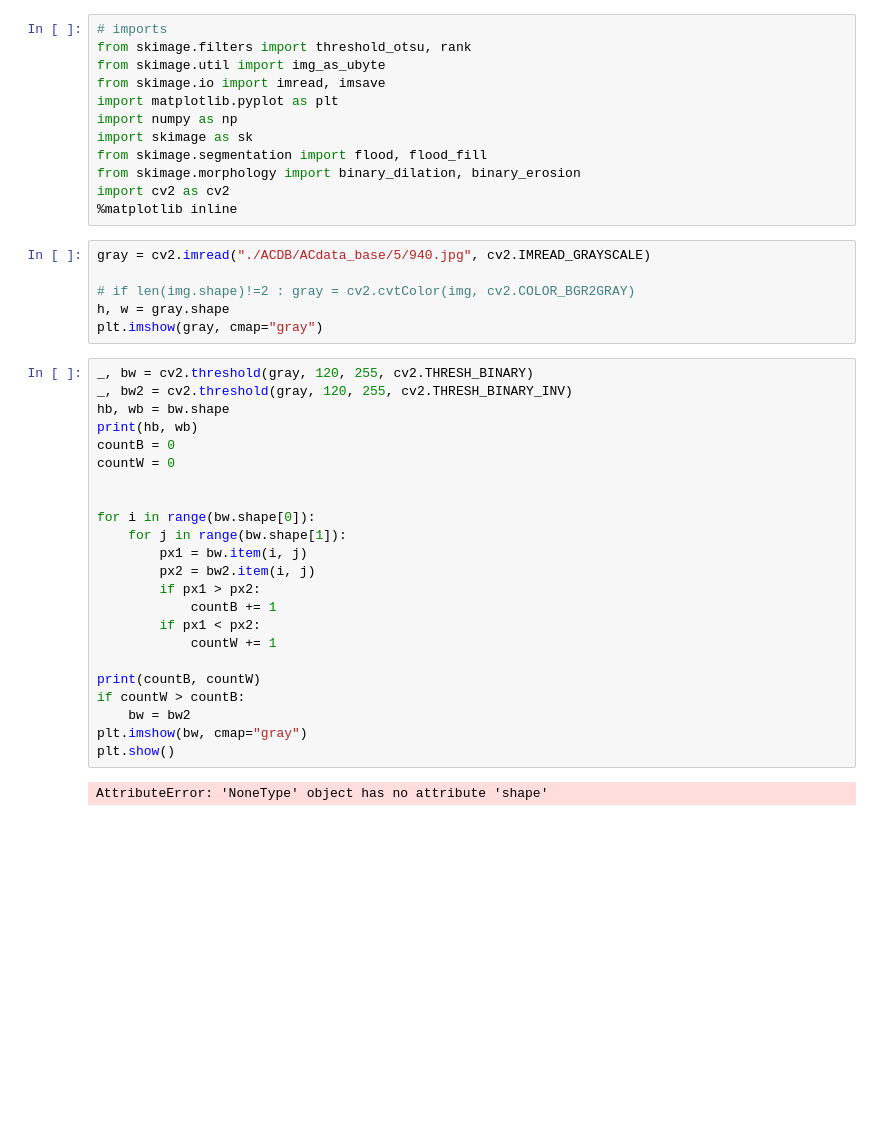
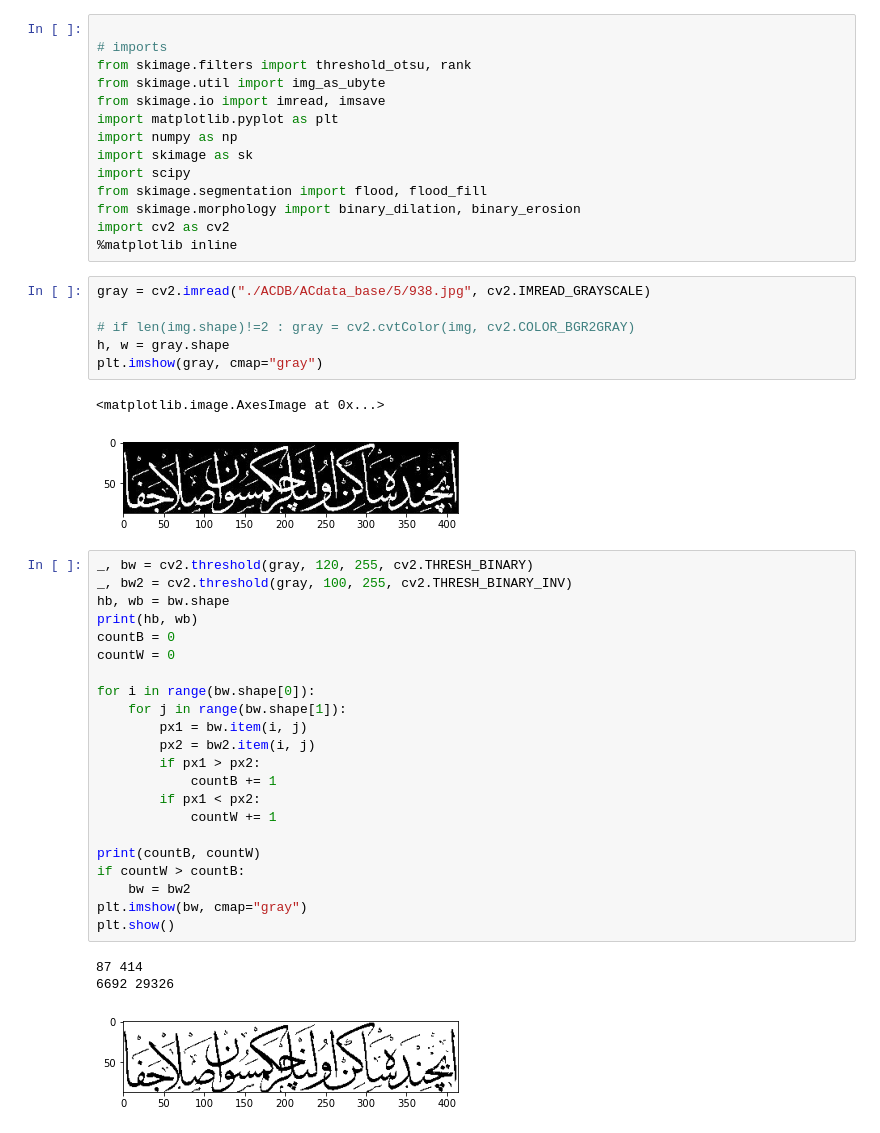
Before and after one commit to abdallahabusedo/Arabico, a Jupyter notebook: Diacritics_Extraction.ipynb, the cells around one changed output. Saved outputs shown, nothing was run; the diff lists cells and outputs as text; blank space fills up the shorter version.

```diff
--- a/Diacritics_Extraction.ipynb
+++ b/Diacritics_Extraction.ipynb
@@ -1,4 +1,5 @@
 # %%
+
 # imports
 from skimage.filters import threshold_otsu, rank
 from skimage.util import img_as_ubyte
@@ -6,24 +7,27 @@ from skimage.io import imread, imsave
 import matplotlib.pyplot as plt
 import numpy as np
 import skimage as sk
+import scipy
 from skimage.segmentation import flood, flood_fill
 from skimage.morphology import binary_dilation, binary_erosion
 import cv2 as cv2
 %matplotlib inline
 # %%
-gray = cv2.imread("./ACDB/ACdata_base/5/940.jpg", cv2.IMREAD_GRAYSCALE)
+gray = cv2.imread("./ACDB/ACdata_base/5/938.jpg", cv2.IMREAD_GRAYSCALE)
 
 # if len(img.shape)!=2 : gray = cv2.cvtColor(img, cv2.COLOR_BGR2GRAY)
 h, w = gray.shape
 plt.imshow(gray, cmap="gray")
+# %% [output]
+<matplotlib.image.AxesImage at 0x...>
+[figure, added]
 # %%
 _, bw = cv2.threshold(gray, 120, 255, cv2.THRESH_BINARY)
-_, bw2 = cv2.threshold(gray, 120, 255, cv2.THRESH_BINARY_INV)
+_, bw2 = cv2.threshold(gray, 100, 255, cv2.THRESH_BINARY_INV)
 hb, wb = bw.shape
 print(hb, wb)
 countB = 0
 countW = 0
-
 
 for i in range(bw.shape[0]):
     for j in range(bw.shape[1]):
@@ -40,7 +44,9 @@ if countW > countB:
 plt.imshow(bw, cmap="gray")
 plt.show()
 # %% [output]
-AttributeError: 'NoneType' object has no attribute 'shape'
+87 414
+6692 29326
+[figure, added]
 # %%
 
 # make line to connect most large histograms
```
Also changed, not shown: parts of 3 cells of this notebook.
